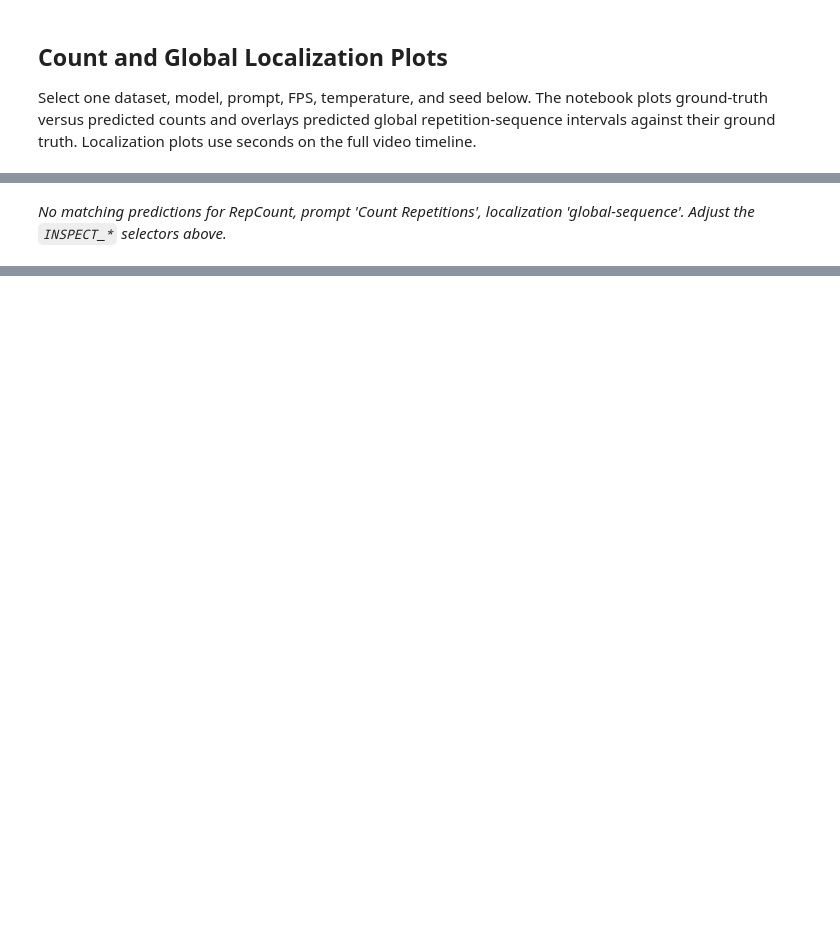
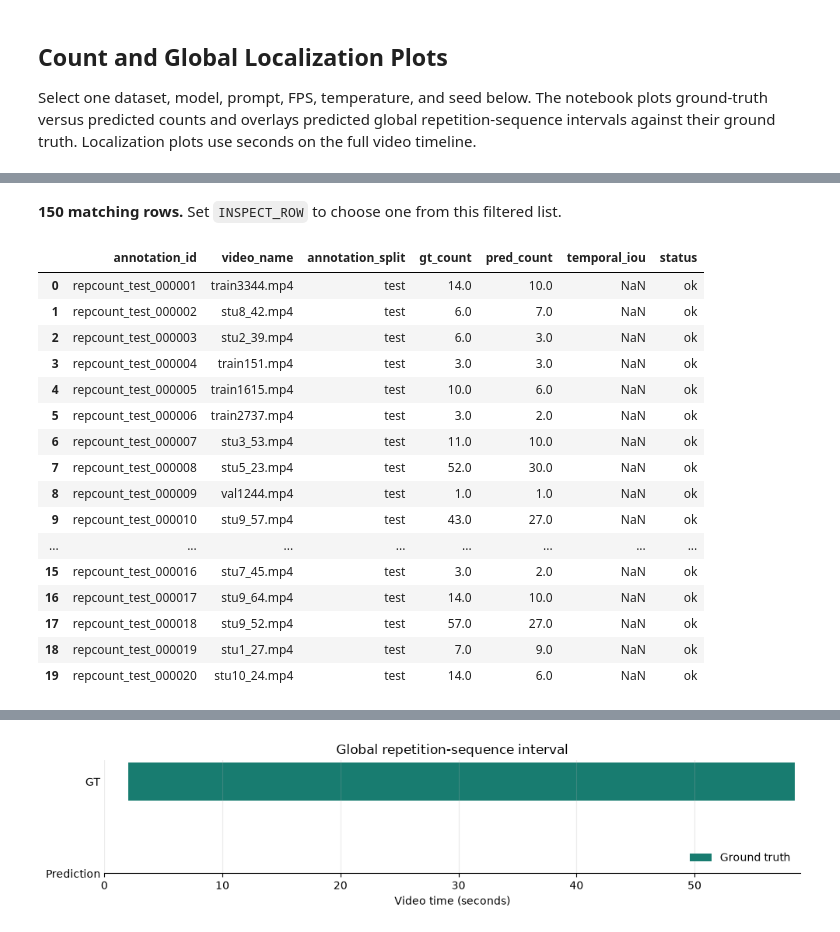
Before and after one commit to ciampluca/audiovisual-video-repetition-counting, a Jupyter notebook: benchmark_results.ipynb, the cells around one changed output, grey strips where cells are left out. Cells and saved outputs as stored; diff of their text form; code cells hidden in the pictures; blank space fills up the shorter version.

```diff
--- a/benchmark_results.ipynb
+++ b/benchmark_results.ipynb
@@ -466,13 +526,13 @@ from IPython.display import HTML, Markdown, display
 INSPECT_DATASET = "RepCount"
 INSPECT_MODEL = None
 INSPECT_PROMPT = "Count Repetitions"
-INSPECT_LOCALIZATION = "global-sequence"
-INSPECT_FPS = 1.0
+INSPECT_LOCALIZATION = None
+INSPECT_FPS = 15.0
 INSPECT_TEMPERATURE = 0.2
 INSPECT_SEED = 13
 INSPECT_VIDEO_NAME = None
 INSPECT_ANNOTATION_ID = None
-INSPECT_ROW = 0
+INSPECT_ROW = 80
 
 INSPECT_COLUMNS = {
     "dataset", "annotation_split", "annotation_id", "video_name", "video_path",
@@ -666,4 +726,21 @@ else:
             fig.tight_layout()
             plt.show()
 # %% [output]
-*No matching predictions for RepCount, prompt 'Count Repetitions', localization 'global-sequence'. Adjust the `INSPECT_*` selectors above.*
+**150 matching rows.** Set `INSPECT_ROW` to choose one from this filtered list.
+|  | annotation_id | video_name | annotation_split | gt_count | pred_count | temporal_iou | status |
+| 0 | repcount_test_000001 | train3344.mp4 | test | 14.0 | 10.0 | NaN | ok |
+| 1 | repcount_test_000002 | stu8_42.mp4 | test | 6.0 | 7.0 | NaN | ok |
+| 2 | repcount_test_000003 | stu2_39.mp4 | test | 6.0 | 3.0 | NaN | ok |
+| 3 | repcount_test_000004 | train151.mp4 | test | 3.0 | 3.0 | NaN | ok |
+| 4 | repcount_test_000005 | train1615.mp4 | test | 10.0 | 6.0 | NaN | ok |
+| 5 | repcount_test_000006 | train2737.mp4 | test | 3.0 | 2.0 | NaN | ok |
+| 6 | repcount_test_000007 | stu3_53.mp4 | test | 11.0 | 10.0 | NaN | ok |
+| 7 | repcount_test_000008 | stu5_23.mp4 | test | 52.0 | 30.0 | NaN | ok |
+| 8 | repcount_test_000009 | val1244.mp4 | test | 1.0 | 1.0 | NaN | ok |
+| 9 | repcount_test_000010 | stu9_57.mp4 | test | 43.0 | 27.0 | NaN | ok |
+| ... | ... | ... | ... | ... | ... | ... | ... |
+| 15 | repcount_test_000016 | stu7_45.mp4 | test | 3.0 | 2.0 | NaN | ok |
+| 16 | repcount_test_000017 | stu9_64.mp4 | test | 14.0 | 10.0 | NaN | ok |
+| 17 | repcount_test_000018 | stu9_52.mp4 | test | 57.0 | 27.0 | NaN | ok |
+| 18 | repcount_test_000019 | stu1_27.mp4 | test | 7.0 | 9.0 | NaN | ok |
+| 19 | repcount_test_000020 | stu10_24.mp4 | test | 14.0 | 6.0 | NaN | ok |
@@ -669,0 +748 @@ else:
+[figure, added]
```
Also changed, not shown: parts of 6 cells of this notebook, 21 other files.
